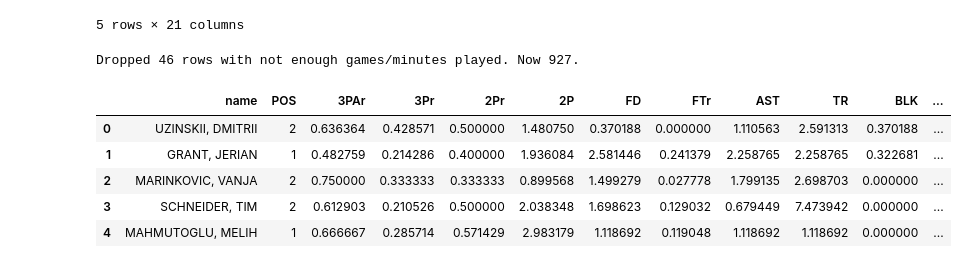
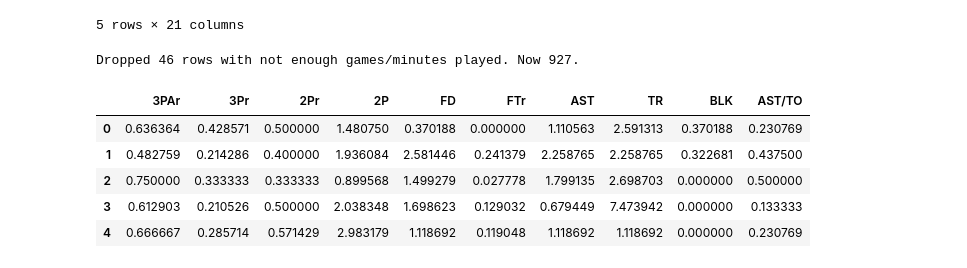
Before and after one commit to vikkesavola/euroleague-position-classifier, a Jupyter notebook: 1_feature_engineering.ipynb, the cells around one changed output. Cells and saved outputs as stored; diff of their text form; code cells hidden in the pictures.

```diff
--- a/1_feature_engineering.ipynb
+++ b/1_feature_engineering.ipynb
@@ -19,26 +23,30 @@ print(f"Dropped {len(df_raw) - len(df_filtered)} rows with not enough games/minu
 # %% [output]
 Dropped 46 rows with not enough games/minutes played. Now 927.
 # %%
-df_features = pd.DataFrame()
+df = pd.DataFrame()
 
-df_features["name"] = df_filtered["name"]
-df_features["POS"] = df_filtered["position"]
-df_features["3PAr"] = df_filtered["threePointersAttempted"] / ( df_filtered["twoPointersAttempted"] + df_filtered["threePointersAttempted"] )
-df_features["3Pr"] = df_filtered["threePointersMade"] / df_filtered["threePointersAttempted"]
-df_features["2Pr"] = df_filtered["twoPointersMade"] / df_filtered["twoPointersAttempted"]
-df_features["2P"] = df_filtered["twoPointersMade"] / df_filtered["minutesPlayed"] * 40
-df_features["FD"] = df_filtered["foulsDrawn"] / df_filtered["minutesPlayed"] * 40
-df_features["FTr"] = df_filtered["freeThrowsAttempted"] / ( df_filtered["twoPointersAttempted"] + df_filtered["threePointersAttempted"] )
-df_features["AST"] = df_filtered["assists"] / df_filtered["minutesPlayed"] * 40
-df_features["TR"] = df_filtered["totalRebounds"] / df_filtered["minutesPlayed"] * 40
-df_features["BLK"] = df_filtered["blocks"] / df_filtered["minutesPlayed"] * 40
-df_features["AST/TO"] = df_filtered["assists"] / df_filtered["turnovers"]
+df["POS"] = df_filtered["position"]
+df["3PAr"] = df_filtered["threePointersAttempted"] / ( df_filtered["twoPointersAttempted"] + df_filtered["threePointersAttempted"] )
+df["3Pr"] = df_filtered["threePointersMade"] / df_filtered["threePointersAttempted"]
+df["2Pr"] = df_filtered["twoPointersMade"] / df_filtered["twoPointersAttempted"]
+df["2P"] = df_filtered["twoPointersMade"] / df_filtered["minutesPlayed"] * 40
+df["FD"] = df_filtered["foulsDrawn"] / df_filtered["minutesPlayed"] * 40
+df["FTr"] = df_filtered["freeThrowsAttempted"] / ( df_filtered["twoPointersAttempted"] + df_filtered["threePointersAttempted"] )
+df["AST"] = df_filtered["assists"] / df_filtered["minutesPlayed"] * 40
+df["TR"] = df_filtered["totalRebounds"] / df_filtered["minutesPlayed"] * 40
+df["BLK"] = df_filtered["blocks"] / df_filtered["minutesPlayed"] * 40
+df["AST/TO"] = df_filtered["assists"] / ( df_filtered["turnovers"] + 1) # Laplace smoothing to avoid division by zero
 
-df_features.head()
+
+# split df into labels y and features X
+y = df["POS"]
+X = df.drop("POS", axis=1)
+
+X.head()
 # %% [output]
-|  | name | POS | 3PAr | 3Pr | 2Pr | 2P | FD | FTr | AST | TR | BLK | ... |
-| 0 | UZINSKII, DMITRII | 2 | 0.636364 | 0.428571 | 0.500000 | 1.480750 | 0.370188 | 0.000000 | 1.110563 | 2.591313 | 0.370188 | ... |
-| 1 | GRANT, JERIAN | 1 | 0.482759 | 0.214286 | 0.400000 | 1.936084 | 2.581446 | 0.241379 | 2.258765 | 2.258765 | 0.322681 | ... |
-| 2 | MARINKOVIC, VANJA | 2 | 0.750000 | 0.333333 | 0.333333 | 0.899568 | 1.499279 | 0.027778 | 1.799135 | 2.698703 | 0.000000 | ... |
-| 3 | SCHNEIDER, TIM | 2 | 0.612903 | 0.210526 | 0.500000 | 2.038348 | 1.698623 | 0.129032 | 0.679449 | 7.473942 | 0.000000 | ... |
-| 4 | MAHMUTOGLU, MELIH | 1 | 0.666667 | 0.285714 | 0.571429 | 2.983179 | 1.118692 | 0.119048 | 1.118692 | 1.118692 | 0.000000 | ... |
+|  | 3PAr | 3Pr | 2Pr | 2P | FD | FTr | AST | TR | BLK | AST/TO |
+| 0 | 0.636364 | 0.428571 | 0.500000 | 1.480750 | 0.370188 | 0.000000 | 1.110563 | 2.591313 | 0.370188 | 0.230769 |
+| 1 | 0.482759 | 0.214286 | 0.400000 | 1.936084 | 2.581446 | 0.241379 | 2.258765 | 2.258765 | 0.322681 | 0.437500 |
+| 2 | 0.750000 | 0.333333 | 0.333333 | 0.899568 | 1.499279 | 0.027778 | 1.799135 | 2.698703 | 0.000000 | 0.500000 |
+| 3 | 0.612903 | 0.210526 | 0.500000 | 2.038348 | 1.698623 | 0.129032 | 0.679449 | 7.473942 | 0.000000 | 0.133333 |
+| 4 | 0.666667 | 0.285714 | 0.571429 | 2.983179 | 1.118692 | 0.119048 | 1.118692 | 1.118692 | 0.000000 | 0.230769 |
```
Also changed, not shown: parts of 7 cells of this notebook, 1 other file.
